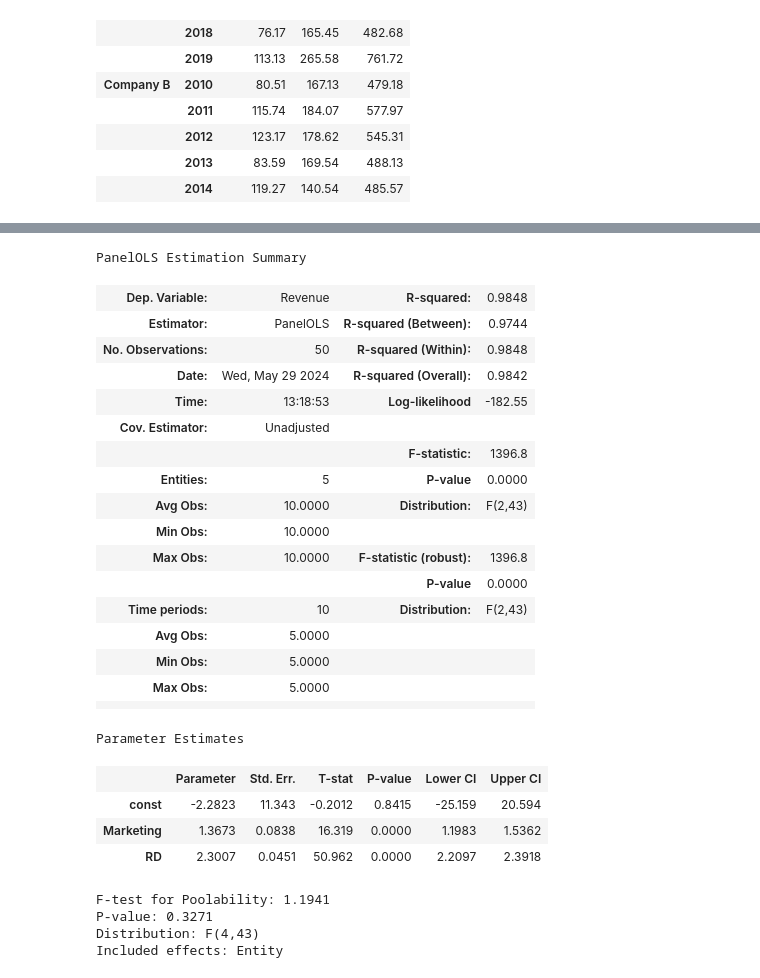
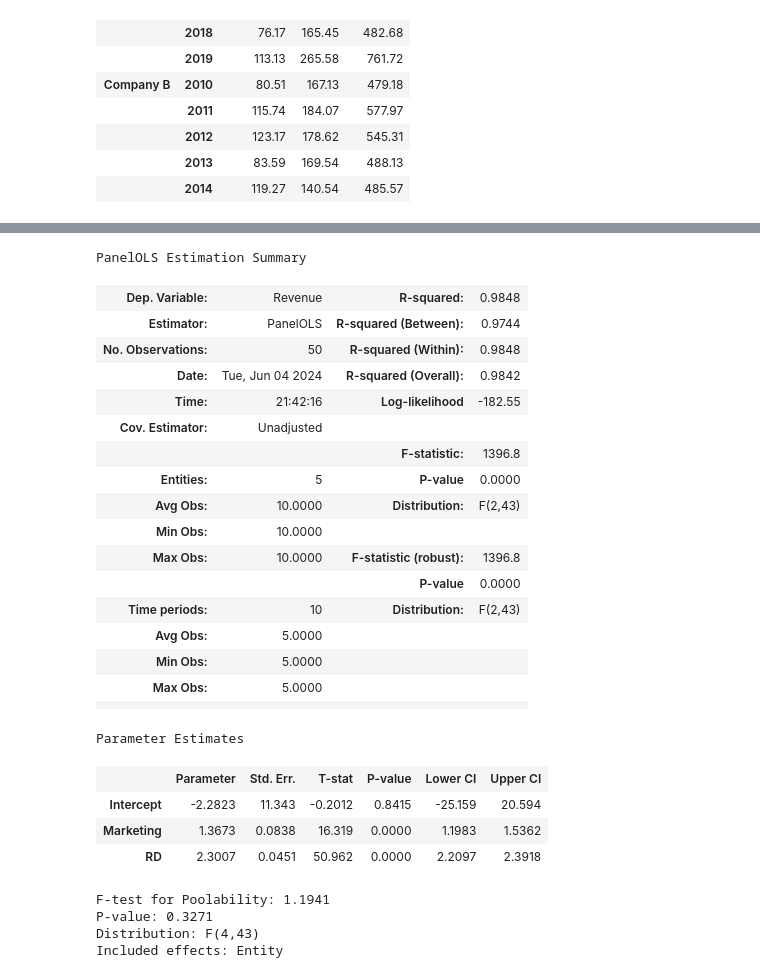
Before and after one commit to rjwrobel86/Python4Statistics, a Jupyter notebook: Notebooks/PanelRegression.ipynb, the cells around one changed output, grey strips where cells are left out. Cells and saved outputs as stored; diff of their text form; code cells hidden in the pictures.

```diff
--- a/Notebooks/PanelRegression.ipynb
+++ b/Notebooks/PanelRegression.ipynb
@@ -83,18 +217,18 @@ Notes:
 [2] The condition number is large, 1.43e+03. This might indicate that there are
 strong multicollinearity or other numerical problems.
 # %%
-#Fixed effects - Differences between entities
+#Fixed effects - Unit Effects
 #F test for poolability: H0 = individual effects are minimal / fixed effects not needed, HA = fixed effects needed, if p-value < alpha, fixed effects are appropriate
-model = PanelOLS(y, X, entity_effects=True)
-fe_results1 = model.fit()
-fe_results1.summary
+model = PanelOLS.from_formula('Revenue ~ 1 + Marketing + RD + EntityEffects', df)
+fe_results_unit = model.fit()
+fe_results_unit.summary
 # %% [output]
 PanelOLS Estimation Summary
 | Dep. Variable: | Revenue | R-squared: | 0.9848 |
 | Estimator: | PanelOLS | R-squared (Between): | 0.9744 |
 | No. Observations: | 50 | R-squared (Within): | 0.9848 |
-| Date: | Wed, May 29 2024 | R-squared (Overall): | 0.9842 |
-| Time: | 13:18:53 | Log-likelihood | -182.55 |
+| Date: | Tue, Jun 04 2024 | R-squared (Overall): | 0.9842 |
+| Time: | 21:42:16 | Log-likelihood | -182.55 |
 | Cov. Estimator: | Unadjusted |  |  |
 |  |  | F-statistic: | 1396.8 |
 | Entities: | 5 | P-value | 0.0000 |
@@ -109,7 +243,7 @@ PanelOLS Estimation Summary
 |  |  |  |  |
 Parameter Estimates
 |  | Parameter | Std. Err. | T-stat | P-value | Lower CI | Upper CI |
-| const | -2.2823 | 11.343 | -0.2012 | 0.8415 | -25.159 | 20.594 |
+| Intercept | -2.2823 | 11.343 | -0.2012 | 0.8415 | -25.159 | 20.594 |
 | Marketing | 1.3673 | 0.0838 | 16.319 | 0.0000 | 1.1983 | 1.5362 |
 | RD | 2.3007 | 0.0451 | 50.962 | 0.0000 | 2.2097 | 2.3918 |
 F-test for Poolability: 1.1941
```
Also changed, not shown: parts of 17 cells of this notebook, 17 other files.
